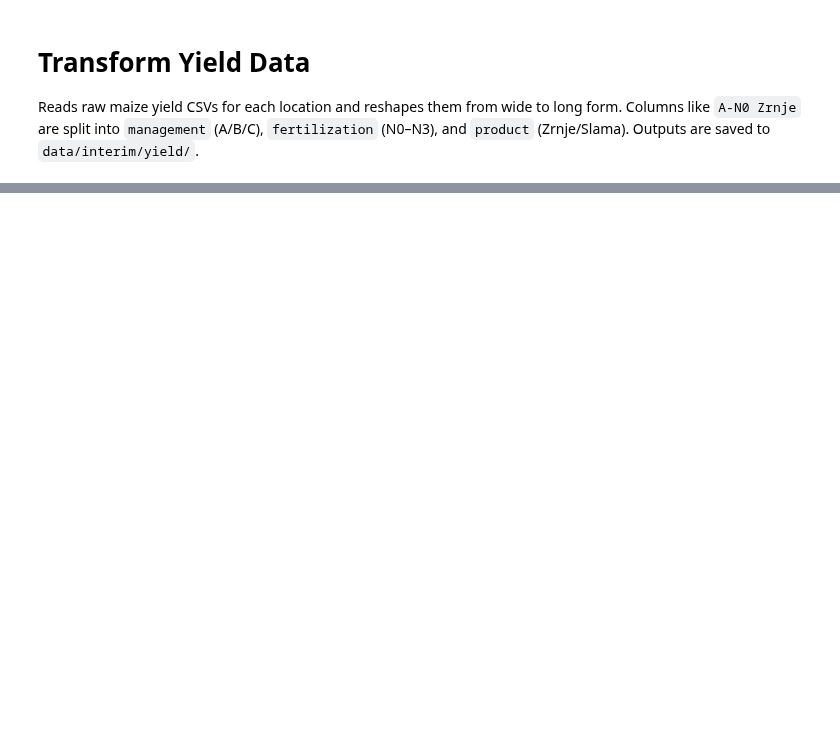
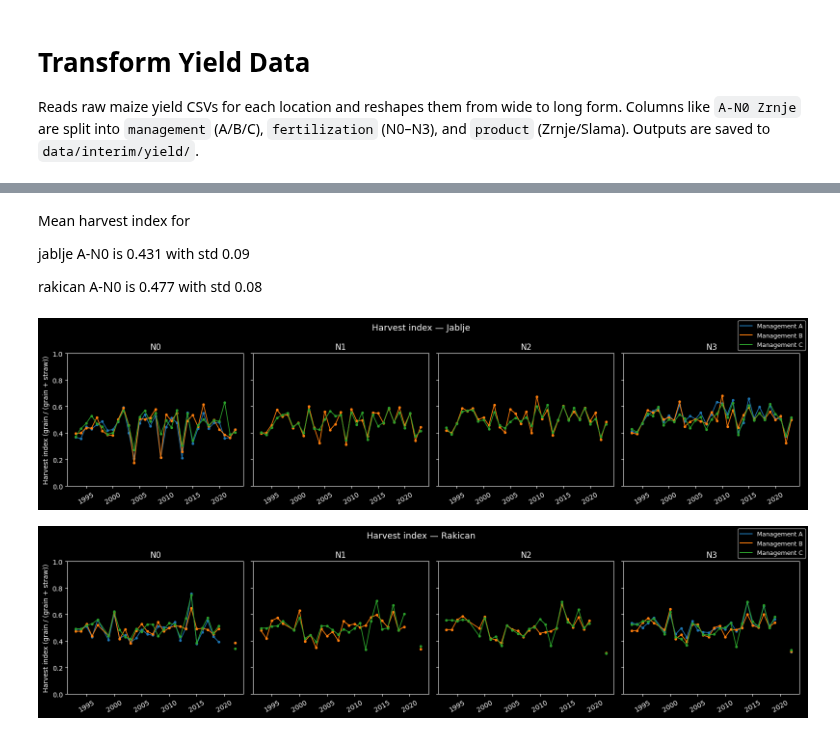
Before and after one commit to rokuk/aquacrop-slovenia, a Jupyter notebook: notebooks/Transform Yield Data.ipynb, the cells around one changed output, grey strips where cells are left out. Drawn from its saved outputs; the diff is of its cells as text; code cells hidden in the pictures; blank space fills up the shorter version.

```diff
--- a/notebooks/Transform Yield Data.ipynb
+++ b/notebooks/Transform Yield Data.ipynb
@@ -56,0 +84,8 @@ long.head(20)
+# %%
+hi_df = (
+    yield_df
+    .pivot_table(index=["location", "year", "management", "fertilization"], columns="product", values="yield")
+    .reset_index()
+)
+hi_df.loc[:, "hi"] = hi_df["grain"] / (hi_df["grain"] + hi_df["straw"])
+hi_df
@@ -56,0 +127,42 @@ long.head(20)
+# %% [markdown]
+Mean harvest index for
+
+jablje A-N0 is 0.431 with std 0.09
+
+rakican A-N0 is 0.477 with std 0.08
+# %%
+import matplotlib.pyplot as plt
+import matplotlib.lines as mlines
+
+managements = sorted(hi_df["management"].unique())
+fertilizations = sorted(hi_df["fertilization"].unique())
+locations_list = sorted(hi_df["location"].unique())
+
+colors = dict(zip(managements, ["tab:blue", "tab:orange", "tab:green"]))
+color_handles = [
+    mlines.Line2D([], [], color=colors[m], linewidth=1.5, label=f"Management {m}")
+    for m in managements
+]
+
+for loc in locations_list:
+    fig, axes = plt.subplots(1, len(fertilizations), figsize=(16, 4), sharey=True)
+    for ax, fert in zip(axes, fertilizations):
+        sub = hi_df[(hi_df["location"] == loc) & (hi_df["fertilization"] == fert)]
+        for mgmt in managements:
+            s = sub[sub["management"] == mgmt]
+            if s.empty:
+                continue
+            ax.plot(s["year"], s["hi"], color=colors[mgmt], marker="o", markersize=3, linewidth=1.2)
+        ax.set_title(fert)
+        ax.set_ylim(0, 1)
+        if ax is axes[0]:
+            ax.set_ylabel("Harvest index (grain / (grain + straw))")
+        ax.tick_params(axis="x", rotation=30)
+
+    fig.legend(handles=color_handles, loc="upper right", fontsize=9)
+    fig.suptitle(f"Harvest index — {loc.capitalize()}", fontsize=13)
+    fig.tight_layout()
+    plt.show()
+# %% [output]
+[figure, added]
+[figure, added]
```
Also changed, not shown: parts of 8 cells of this notebook, 23 other files.
